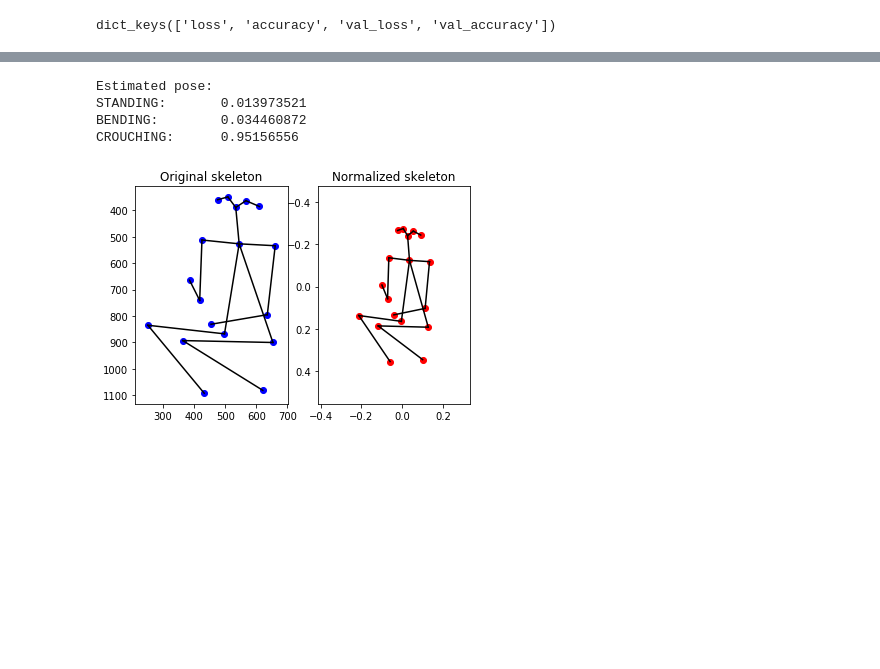
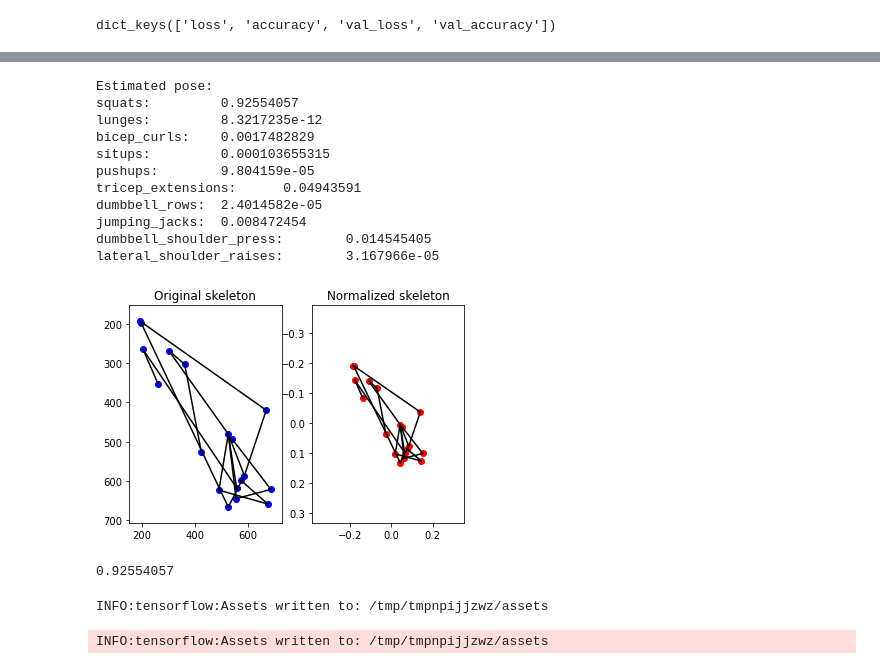
Before and after one commit to namanarora42/DeepFit, a Jupyter notebook: train_pose_classifier.ipynb, the cells around one changed output, grey strips where cells are left out. Saved outputs shown, nothing was run; the diff lists cells and outputs as text; code cells hidden in the pictures; blank space fills up the shorter version.

Commit message:
added tflite classifier

```diff
--- a/train_pose_classifier.ipynb
+++ b/train_pose_classifier.ipynb
@@ -225,9 +430,11 @@ model = keras.Sequential([
     keras.layers.Dropout(0.5),
     keras.layers.Dense(32, activation='sigmoid'),
     keras.layers.Dropout(0.5),
+    # keras.layers.Dense(32, activation='sigmoid'),
+    # keras.layers.Dropout(0.5),
     keras.layers.Dense(16, activation='sigmoid'),
     keras.layers.Dropout(0.5),
-    keras.layers.Dense(3, activation='softmax')
+    keras.layers.Dense(10, activation='softmax')
 ])
 model.summary()
 
@@ -271,16 +478,20 @@ Trainable params: 5,027
 Non-trainable params: 0
 _________________________________________________________________
 # %%
-model.compile(loss=keras.losses.sparse_categorical_crossentropy, optimizer=keras.optimizers.Adam(lr=0.01), metrics=['accuracy'])
+model.compile(loss=keras.losses.sparse_categorical_crossentropy, optimizer=keras.optimizers.Adam(learning_rate=0.01), metrics=['accuracy'])
 # %%
 # Load and norminalize dataset
-X_train = load_X('dataset/X_train.txt')
-Y_train = load_Y('dataset/Y_train.txt')
+X_train = load_X('data/X_train.txt')
+Y_train = load_Y('data/Y_train.txt')
 X_train_norm = norm_X(X_train)
 
-X_test = load_X('dataset/X_test.txt')
-Y_test = load_Y('dataset/Y_test.txt')
+X_test = load_X('data/X_test.txt')
+Y_test = load_Y('data/Y_test.txt')
 X_test_norm = norm_X(X_test)
 # %%
-history = model.fit(X_train_norm, Y_train, validation_data=(X_test_norm, Y_test), epochs=500, batch_size=32, verbose=1)#, callbacks= [earlyStopping])
+history = model.fit(
+    X_train_norm,
+    Y_train,
+    validation_data=(X_test_norm, Y_test),
+    epochs=10, batch_size=32, verbose=1)
 # %% [output]
@@ -315,18 +529,38 @@ model.save('pose_classifier.h5')
 # %%
 # Testing on single example
-LABELS = ["STANDING", "BENDING", "CROUCHING"]
+LABELS = list(d.keys())
 
-X_sample = load_X('dataset/X_sample.txt')
+X_sample = load_X('data/X_test.txt')[0+1234:2+1234]
 X_sample_norm = norm_X(X_sample)
 y_out = model.predict(X_sample_norm[0].reshape(1, 36))
 
 print("Estimated pose:")
 for idx in range(len(LABELS)):
     print(LABELS[idx] + ": \t" + str(y_out[0][idx]))
-plot(X_sample[0])
+plot(X_sample[1])
 # %% [output]
 Estimated pose:
-STANDING:       0.013973521
-BENDING:        0.034460872
-CROUCHING:      0.95156556
+squats:         0.92554057
+lunges:         8.3217235e-12
+bicep_curls:    0.0017482829
+situps:         0.000103655315
+pushups:        9.804159e-05
+tricep_extensions:      0.04943591
+dumbbell_rows:  2.4014582e-05
+jumping_jacks:  0.008472454
+dumbbell_shoulder_press:        0.014545405
+lateral_shoulder_raises:        3.167966e-05
-[figure, old version]
+[figure, new version]
+# %%
+y_out.max()
+# %% [output]
+0.92554057
+# %%
+converter = tf.lite.TFLiteConverter.from_keras_model(model)
+tflite_model = converter.convert()
+# Save the model.
+with open('deepfit_classifier.tflite', 'wb') as f:
+  f.write(tflite_model)
+# %% [output]
+INFO:tensorflow:Assets written to: /tmp/tmpnpijjzwz/assets
+INFO:tensorflow:Assets written to: /tmp/tmpnpijjzwz/assets
```
Also changed, not shown: parts of 26 cells of this notebook, 16 other files.
